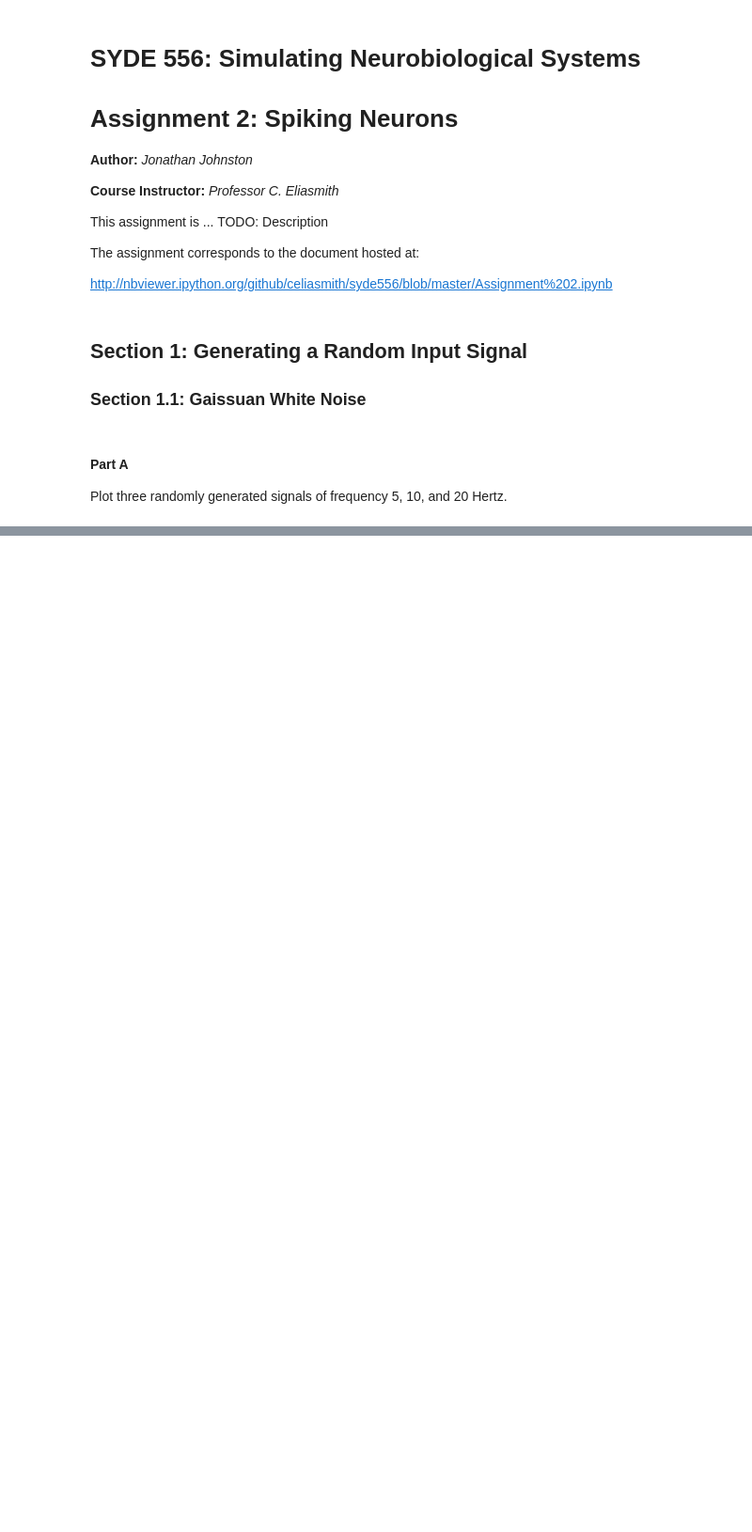
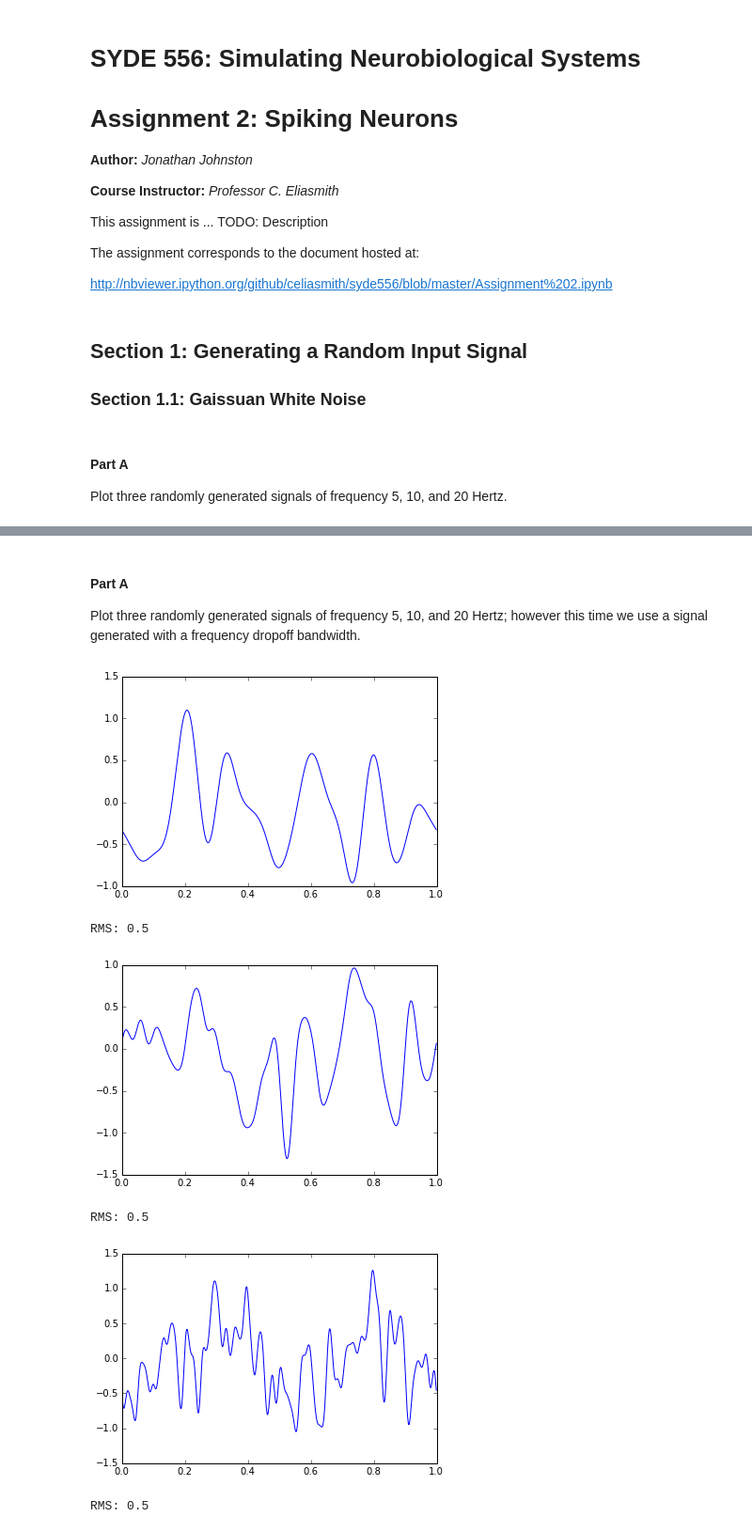
Before and after one commit to Kanaderu/neural-eng, a Jupyter notebook: assignments/assignment-2/assignment-2.ipynb, the cells around one changed output, grey strips where cells are left out. Shown at 94% size. Drawn from its saved outputs; the diff is of its cells as text; code cells hidden in the pictures; blank space fills up the shorter version.

```diff
--- a/assignments/assignment-2/assignment-2.ipynb
+++ b/assignments/assignment-2/assignment-2.ipynb
@@ -104,0 +176,23 @@ NameError: name 'where' is not defined
+# %% [markdown]
+#### Part A
+
+Plot three randomly generated signals of frequency 5, 10, and 20 Hertz; however this time we use a signal generated with a frequency dropoff bandwidth.
+# %%
+# time ranges and params
+T, dt, rms = 1, 0.001, 0.5
+t = np.arange(0,T,dt)
+
+# generate 3 time plots
+bandwidths = [5,10,20]
+for bandwidth in bandwidths:
+    x, X = generate_dropoff_signal(T=T,dt=dt,rms=rms,bandwidth=bandwidth)
+    plt.plot(t,x)
+    plt.show()
+    print('RMS:',calc_rms(x))
+# %% [output]
+[figure, added]
+RMS: 0.5
+[figure, added]
+RMS: 0.5
+[figure, added]
+RMS: 0.5
```
Also changed, not shown: parts of 29 cells of this notebook.
